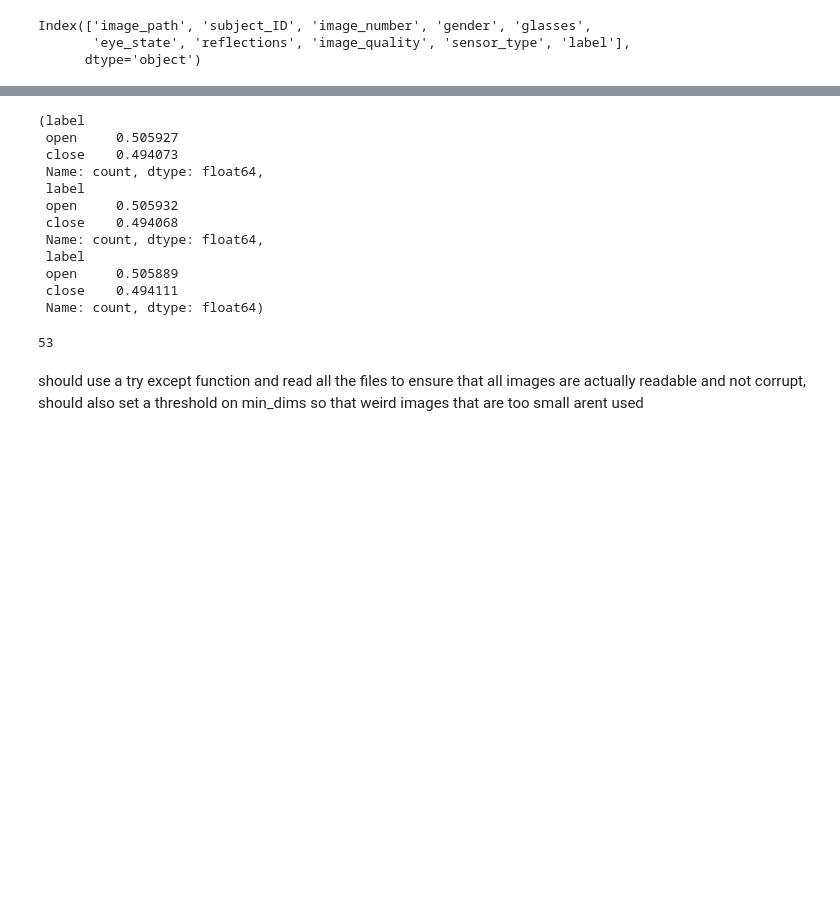
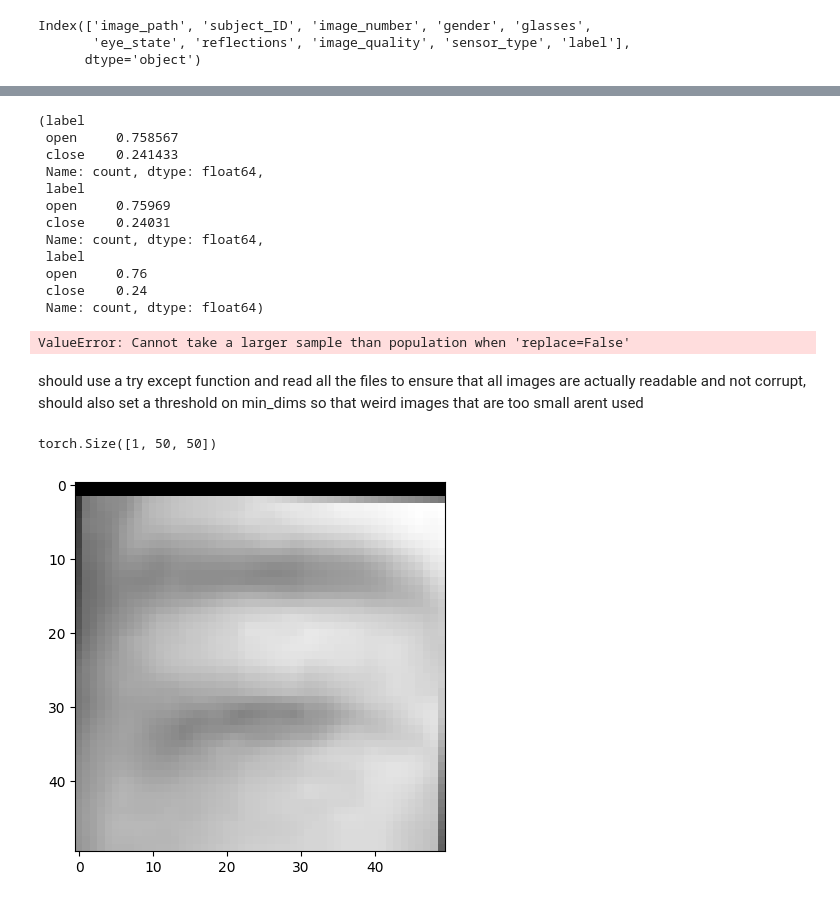
Before and after one commit to haidiazaman/secure-face-capture-python-app, a Jupyter notebook: dev/prepare_scripts.ipynb, the cells around one changed output, grey strips where cells are left out. Drawn from its saved outputs; the diff is of its cells as text; code cells hidden in the pictures; blank space fills up the shorter version.

Commit message:
completed training functions codes

```diff
--- a/dev/prepare_scripts.ipynb
+++ b/dev/prepare_scripts.ipynb
@@ -44,3 +53,5 @@ Index(['image_path', 'subject_ID', 'image_number', 'gender', 'glasses',
+# %%
+df = df.iloc[:1000]
 # %%
 # train test split
 from sklearn.model_selection import train_test_split
@@ -53,16 +64,16 @@ len(train),len(val),len(test)
 train.label.value_counts()/len(train),val.label.value_counts()/len(val),test.label.value_counts()/len(test)
 # %% [output]
 (label
- open     0.505927
- close    0.494073
+ open     0.758567
+ close    0.241433
  Name: count, dtype: float64,
  label
- open     0.505932
- close    0.494068
+ open     0.75969
+ close    0.24031
  Name: count, dtype: float64,
  label
- open     0.505889
- close    0.494111
+ open     0.76
+ close    0.24
  Name: count, dtype: float64)
 # %%
 # find what the min_dim for the dataset is, that should resize all images to a number close to that, so that small images are not upsampled to larger dim instead
@@ -75,11 +86,12 @@ for i,row in tqdm(df.sample(n=10000).iterrows()):
 
 min_dim
 # %% [output]
-53
+ValueError: Cannot take a larger sample than population when 'replace=False'
 # %% [markdown]
 should use a try except function and read all the files to ensure that all images are actually readable and not corrupt, should also set a threshold on min_dims so that weird images that are too small arent used
 # %%
-from torchvision.transforms import Compose,Resize,ToTensor
+from torch.utils.data import Dataset
+from torchvision.transforms import Compose, ToTensor, Resize, RandomHorizontalFlip, RandomRotation, RandomCrop, ColorJitter, Normalize, InterpolationMode
 
 def load_image(image_path):
     img = cv2.imread(image_path)
@@ -88,8 +100,9 @@ def load_image(image_path):
 
 
 class EyeDataset(Dataset):
-    def __init__(self,df,split_type):
+    def __init__(self,df,split_type,input_dim):
         self.split_type = split_type
+        self.input_dim = input_dim
 
         self.image_paths = df.image_path.tolist()
         self.labels = df.label.tolist()
@@ -107,16 +120,40 @@ class EyeDataset(Dataset):
 
         if self.split_type=='train':
             # apply train transforms
-            pass
+            train_transforms = Compose([
+                ToTensor(),  # Converts to torch tensor and normalizes to [0,1]
+                Resize((self.input_dim, self.input_dim)),  # Resize to the specified input dimensions
+                RandomHorizontalFlip(),  # Randomly flip the image horizontally with a probability of 0.5
+                RandomRotation(10,interpolation=InterpolationMode.BILINEAR),  # Randomly rotate the image by ±10 degrees
+                RandomCrop(self.input_dim, padding=4),  # Randomly crop the image with padding
+                ColorJitter(brightness=0.2, contrast=0.2),  # Slightly adjust brightness and contrast
+                Normalize(mean=[0], std=[1])
+            ])
+            image = train_transforms(image)
+
         else:
             # apply val and test transforms, resize, normalise, totensor
             val_transforms = Compose([
                 ToTensor(), # converts to type torch tensor and normalise to [0,1]
-                Resize((50,50))
+                Resize((self.input_dim,self.input_dim)),
+                Normalize(mean=[0], std=[1])
             ])
             image = val_transforms(image)
 
 
         return image,label
+# %%
+sample_dataset = EyeDataset(
+    df=val,
+    split_type='train',
+    input_dim=50
+)
+
+print(sample_dataset[0][0].shape)
+plt.imshow(sample_dataset[2][0].permute(1,2,0),cmap='gray')
+plt.show()
+# %% [output]
+torch.Size([1, 50, 50])
+[figure, added]
 # %%
 sample_dataset = EyeDataset(
```
Also changed, not shown: parts of 24 cells of this notebook.
